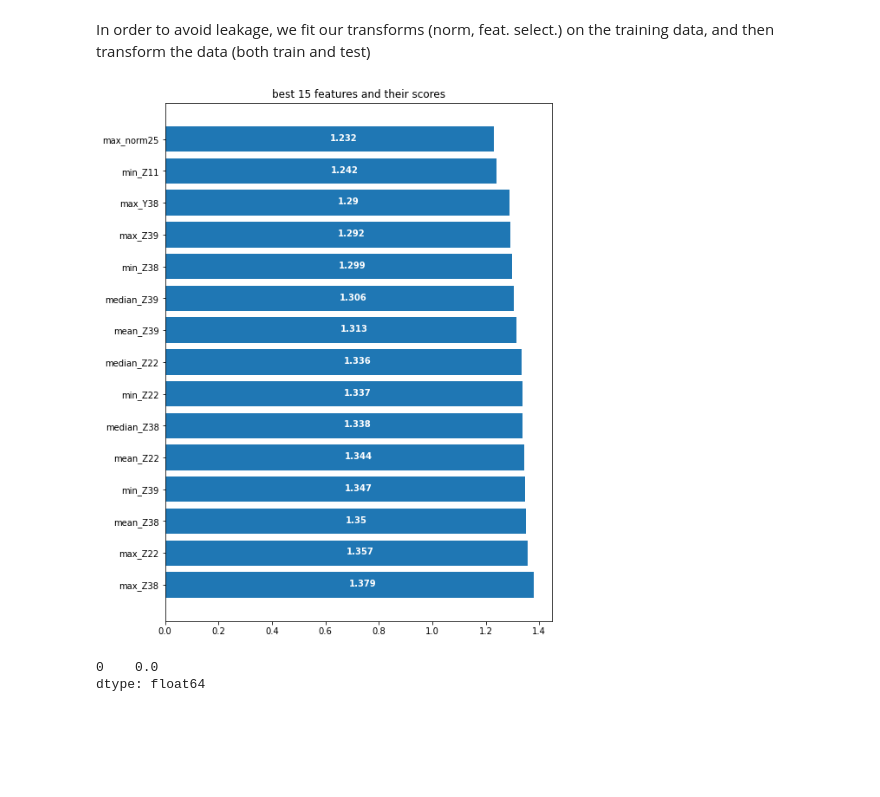
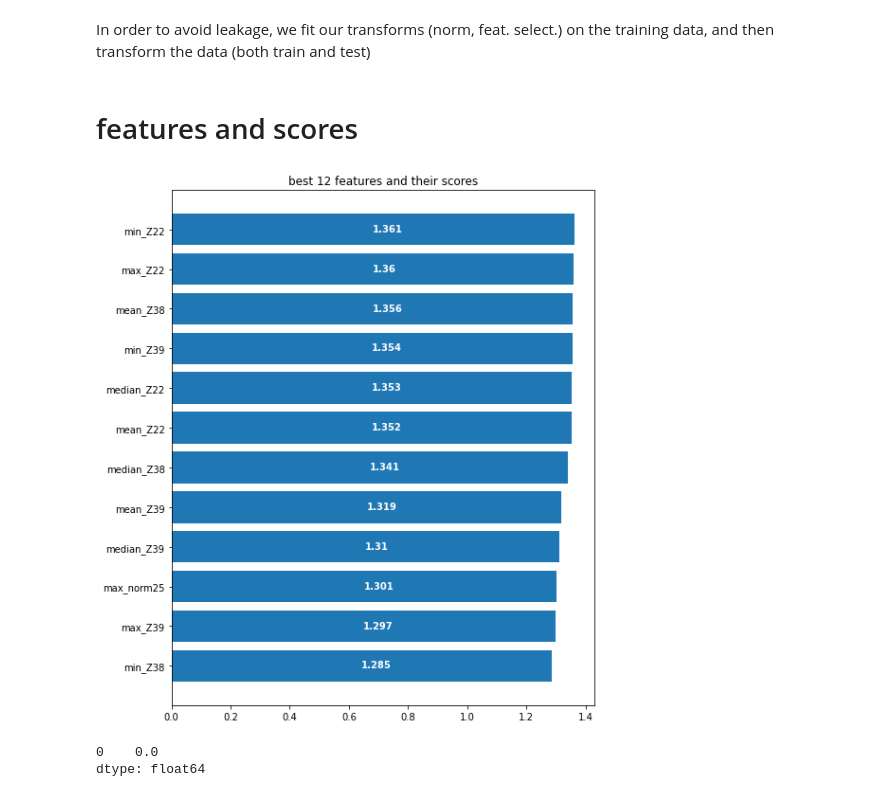
Before and after one commit to idan424/Comp.Learning_Neuro, a Jupyter notebook: Project.ipynb, the cells around one changed output. Cells and saved outputs as stored; diff of their text form; code cells hidden in the pictures; blank space fills up the shorter version.

Commit message:
Idan 13.3.21 edit #2 - added some visualizations, data normalization and feature selection

```diff
--- a/Project.ipynb
+++ b/Project.ipynb
@@ -101,7 +106,7 @@ from sklearn.feature_selection import mutual_info_classif as MI
 from sklearn.feature_selection import SelectKBest as SKB
 from sklearn.preprocessing import MinMaxScaler as NRM
 
-NUMBER_OF_FEATURES = 40
+NUMBER_OF_FEATURES = int(X_train.shape[0]**0.5)
 nrm = NRM().fit(X_train.values) # normalization function
 skb = SKB(score_func=MI, k=NUMBER_OF_FEATURES).fit(X_train, y_train) # feature selector utility
 
@@ -112,22 +117,24 @@ X_test = pd.DataFrame(nrm.transform(X_test.values), columns=X_test.columns)
 # These are the best-K feature matrices (np.array type)
 X_train_skb = skb.transform(X_train)
 X_test_skb = skb.transform(X_test)
-
-N_PRINT = 15
-# this gets $N_PRINT score indices from high to low
-ord_idx = skb.scores_.argsort()[-1:-N_PRINT-1:-1]
-
-fig, ax = plt.subplots()
-fig.set_size_inches([8,N_PRINT/3+6]) # modular figure size w.r.t. $N_PRINT
-
-# these just prettify the graph
-_ = ax.barh(range(N_PRINT), skb.scores_[ord_idx],
-            tick_label=X_train.columns[ord_idx])
-_ = ax.set_title(f"best {N_PRINT} features and their scores")
-for i, v in enumerate(skb.scores_[ord_idx]):
-    ax.text(v/2, i-0.05, f'{v:.4}', color='white', fontweight='bold')
-# %% [output]
-[figure, removed]
+# %% [markdown]
+# features and scores
+# %%
+N_PRINT = NUMBER_OF_FEATURES
+# this gets $N_PRINT score indices from high to low
+ord_idx = skb.scores_.argsort()[-N_PRINT-1:-1]
+
+fig, ax = plt.subplots()
+fig.set_size_inches([8,N_PRINT/3+6]) # modular figure size w.r.t. $N_PRINT
+
+# these just prettify the graph
+_ = ax.barh(range(N_PRINT), skb.scores_[ord_idx],
+            tick_label=X_train.columns[ord_idx])
+_ = ax.set_title(f"best {N_PRINT} features and their scores")
+for i, v in enumerate(skb.scores_[ord_idx]):
+    ax.text(v/2, i-0.05, f'{v:.4}', color='white', fontweight='bold')
+# %% [output]
+[figure, added]
 # %%
 # X_train_skb
 # %%
```
Also changed, not shown: parts of 1 cell of this notebook.
